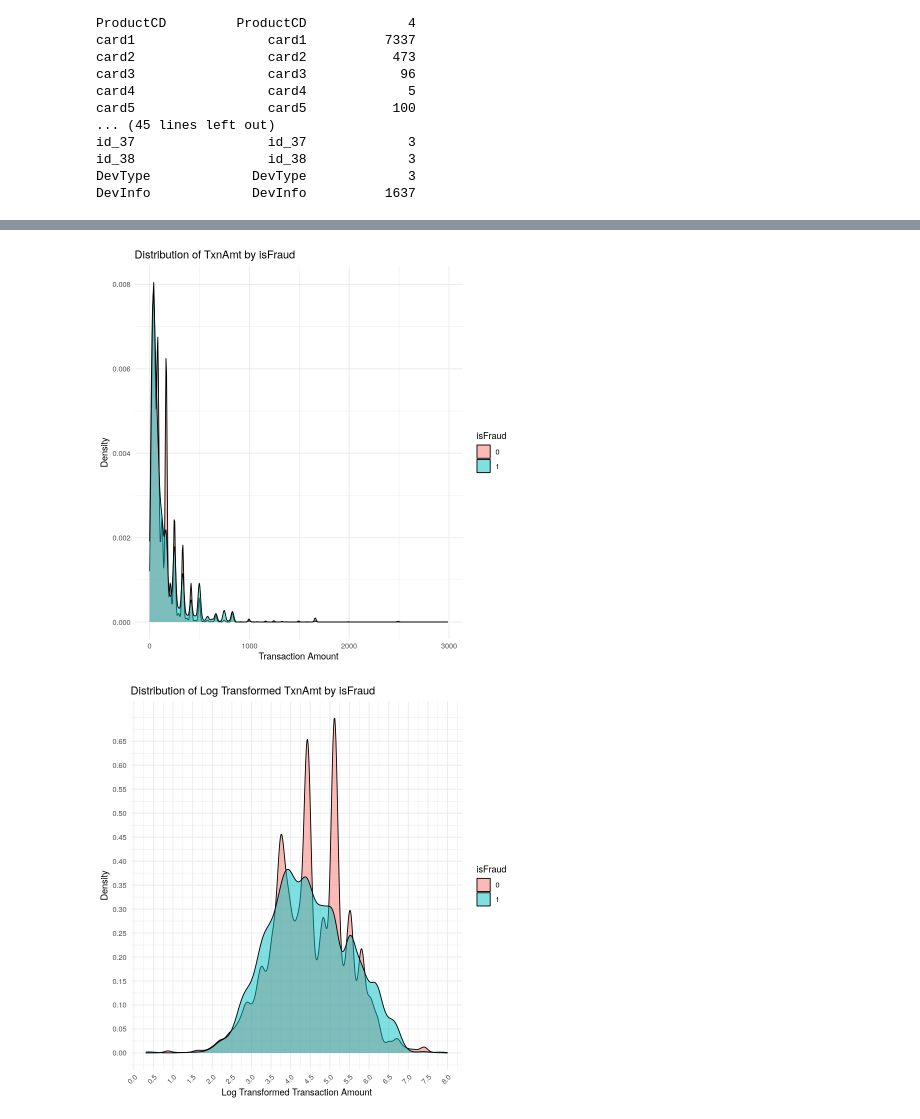
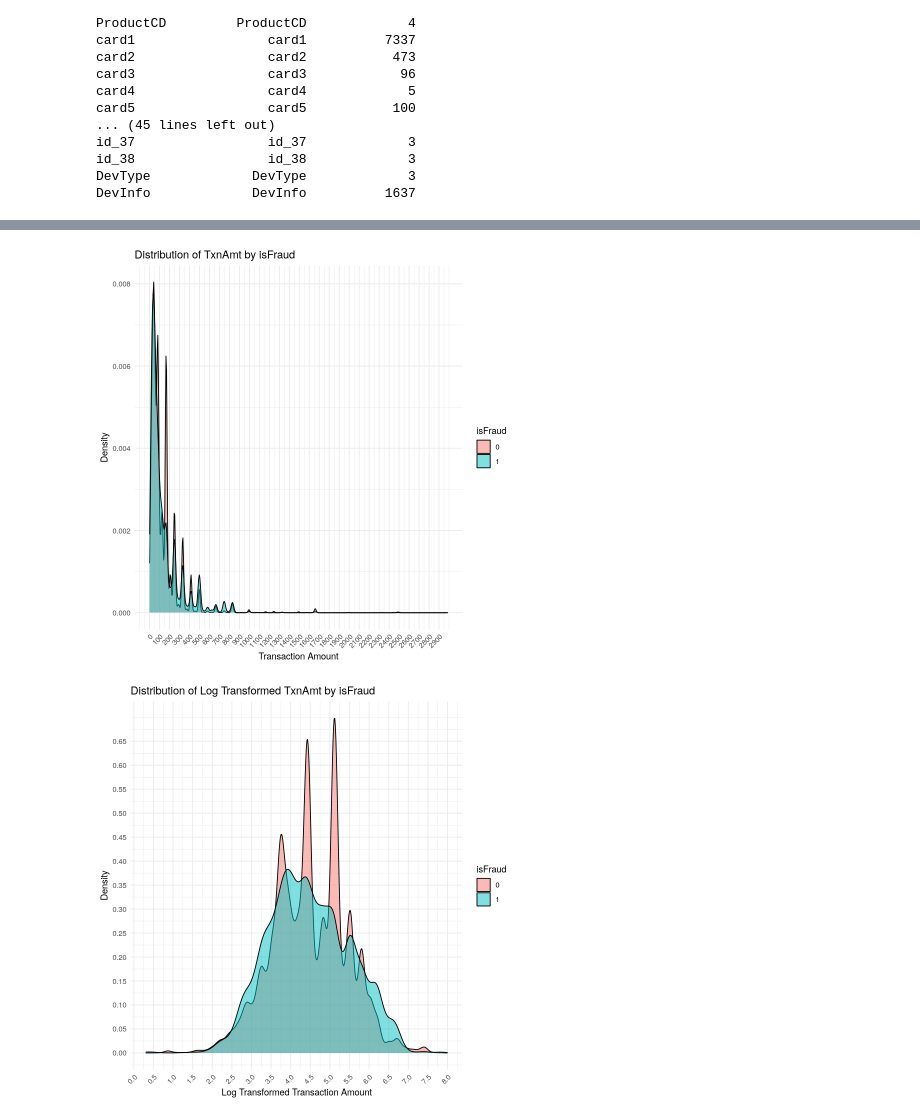
Before and after one commit to ytcctl/peter, a Jupyter notebook: FITE7410/FITE7410_Assgn_1.ipynb, the cells around one changed output, grey strips where cells are left out. Cells and saved outputs as stored; diff of their text form; code cells hidden in the pictures.

```diff
--- a/FITE7410/FITE7410_Assgn_1.ipynb
+++ b/FITE7410/FITE7410_Assgn_1.ipynb
@@ -204,6 +204,9 @@ id_37                 id_37             3
 id_38                 id_38             3
 DevType             DevType             3
 DevInfo             DevInfo          1637
+# %%
+# Fill the missing values with "unknown" in card4 ------------------------------------------------
+data$card4[is.na(data$card4)] <- "unknown"
 # %%
 # view the distribution of TxnAmt ------------------------------------------------
 ggplot(data, aes(x = TxnAmt)) +
@@ -234,16 +239,17 @@ ggplot(data %>% filter(isFraud == 1), aes(x = TxnAmt)) +
 # %%
-# view the distribution of TxnAmt group by isFraud == 0 and isFraud == 1 ------------------------------------------------
+# view the distribution of TxnAmt group by isFraud == 0 and isFraud == 1 and bandwidth = 100 ------------------------------------------------
 library(ggplot2)
-
 ggplot(data, aes(x = TxnAmt, fill = factor(isFraud))) +
   geom_density(alpha = 0.5) +
   labs(title = "Distribution of TxnAmt by isFraud",
        x = "Transaction Amount",
        y = "Density",
        fill = "isFraud") +
-  theme_minimal()
+  theme_minimal()  +
+  scale_x_continuous(breaks = seq(0, max(data$TxnAmt, na.rm = TRUE), by = 100)) +
+  theme(axis.text.x = element_text(angle = 45, hjust = 1))
 # %% [output]
-[figure, old version]
+[figure, new version]
 # %%
 # view the log transformation of TxnAmt and y tick size = 0.05 and  x tick size = 0.5 ------------------------------------------------
 data <- data %>% mutate(Log_TxnAmt = log(TxnAmt + 1))  # Adding 1 to avoid log(0)
```
Also changed, not shown: parts of 12 cells of this notebook.
